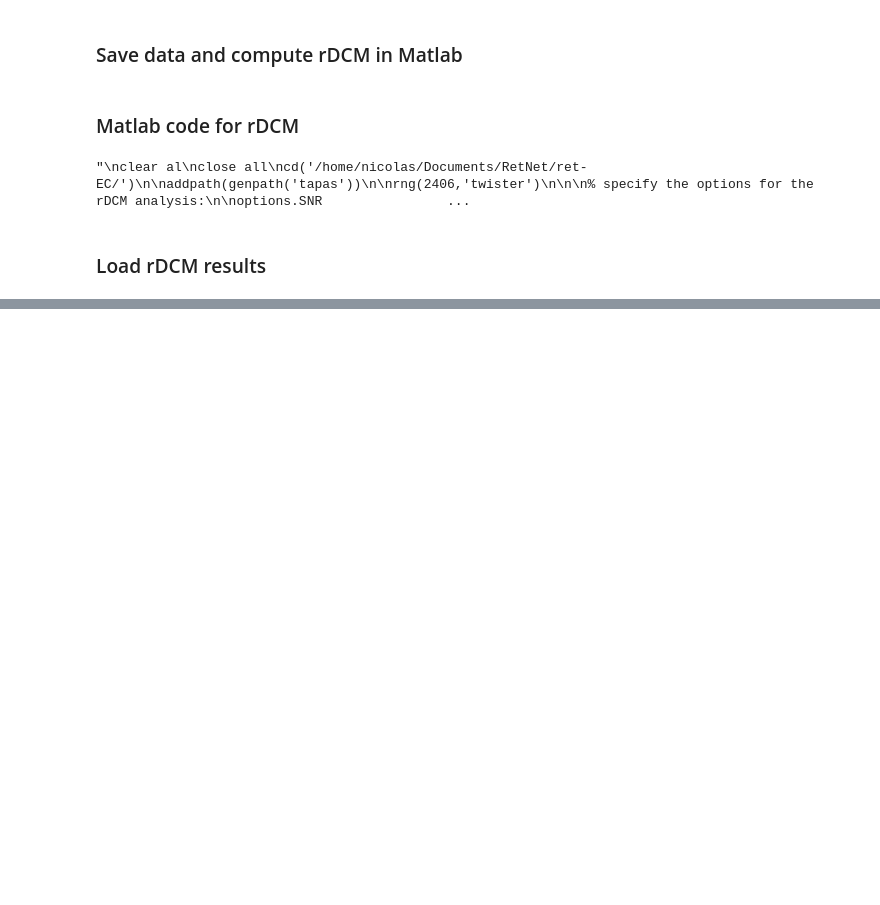
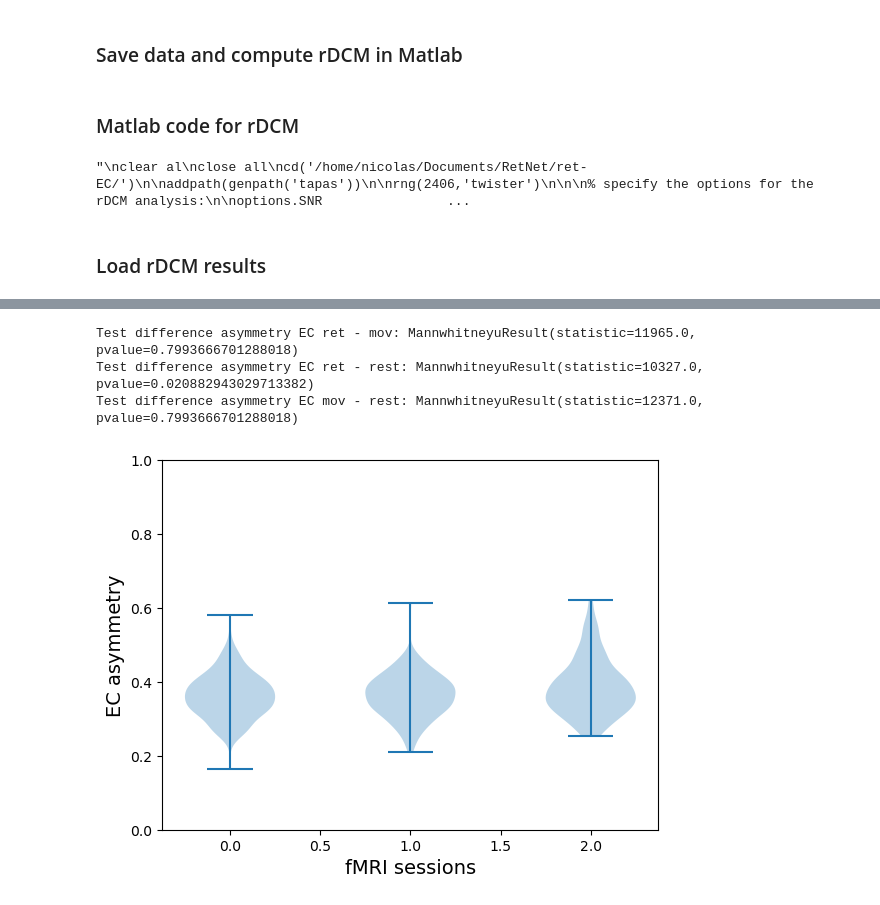
Before and after one commit to nicogravel/retNet_EC, a Jupyter notebook: notebooks/retNet_rDCM.ipynb, the cells around one changed output, grey strips where cells are left out. Saved outputs shown, nothing was run; the diff lists cells and outputs as text; code cells hidden in the pictures; blank space fills up the shorter version.

```diff
--- a/notebooks/retNet_rDCM.ipynb
+++ b/notebooks/retNet_rDCM.ipynb
@@ -664,0 +799,35 @@ for i_cond in range(3):
+# %%
+n_rois = 24
+
+def asym(X):
+    return np.abs(X-X.T).sum() / np.abs(X).sum() / 2
+
+n_sub = EC_normed.shape[1]
+
+asym_EC = np.zeros([n_sub,n_cond])
+for i_sub in range(n_sub):
+    for i_cond in range(n_cond):
+        C_tmp = EC_normed[i_cond,i_sub,:,:] # changed to normed
+        C_tmp[np.eye(n_rois,dtype=bool)] = 0
+        asym_EC[i_sub,i_cond] = asym(C_tmp)
+
+print( 'Test difference asymmetry EC ret - mov:',
+       stats.mannwhitneyu(asym_EC[:,0].flatten(), asym_EC[:,1].flatten()) )
+print( 'Test difference asymmetry EC ret - rest:',
+       stats.mannwhitneyu(asym_EC[:,0].flatten(), asym_EC[:,2].flatten()) )
+print( 'Test difference asymmetry EC mov - rest:',
+       stats.mannwhitneyu(asym_EC[:,1].flatten(), asym_EC[:,0].flatten()) )
+
+
+plt.figure()
+plt.violinplot(asym_EC,positions=range(n_cond))
+plt.axis(ymin=0,ymax=1)
+plt.xlabel('fMRI sessions', fontsize=14)
+plt.ylabel('EC asymmetry', fontsize=14)
+
+plt.show()
+# %% [output]
+Test difference asymmetry EC ret - mov: MannwhitneyuResult(statistic=11965.0, pvalue=0.7993666701288018)
+Test difference asymmetry EC ret - rest: MannwhitneyuResult(statistic=10327.0, pvalue=0.020882943029713382)
+Test difference asymmetry EC mov - rest: MannwhitneyuResult(statistic=12371.0, pvalue=0.7993666701288018)
+[figure, added]
```
Also changed, not shown: parts of 16 cells of this notebook, 2 other files.
